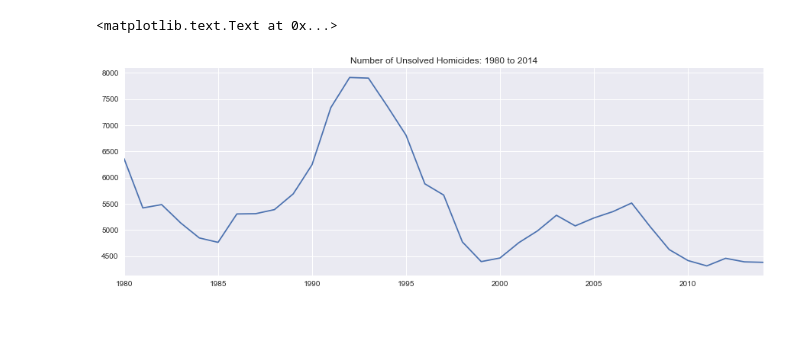
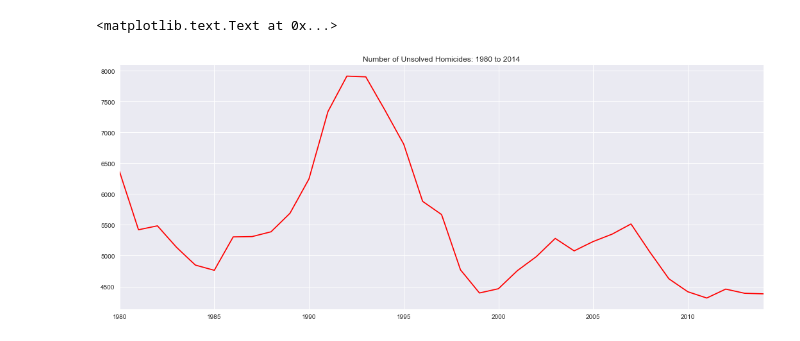
Before and after one commit to vineethsai/CSE-160-final-project, a Jupyter notebook: CSE-160-final.ipynb, the cells around one changed output. Saved outputs shown, nothing was run; the diff lists cells and outputs as text; code cells hidden in the pictures.

```diff
--- a/CSE-160-final.ipynb
+++ b/CSE-160-final.ipynb
@@ -4,7 +4,7 @@ import numpy as np
 %matplotlib inline
 import matplotlib.pyplot as plt
 import seaborn as sns
-plt.rcParams["figure.figsize"] = (15,5)
+plt.rcParams["figure.figsize"] = (18,7)
 import csv
 from operator import itemgetter
 # %%
@@ -24,7 +40,6 @@ sns.kdeplot(hdata['Victim Age'])
 # %%
-unsolved = df[df["Crime Solved"] != "Yes"]
-unsolved['Year'].value_counts().sort_index(ascending=True).plot(kind='line')
+unsolved['Year'].value_counts().sort_index(ascending=True).plot(kind='line', color = "Red")
 plt.title('Number of Unsolved Homicides: 1980 to 2014')
 # %% [output]
 <matplotlib.text.Text at 0x...>
-[figure, old version]
+[figure, new version]
```
Also changed, not shown: parts of 18 cells of this notebook.
